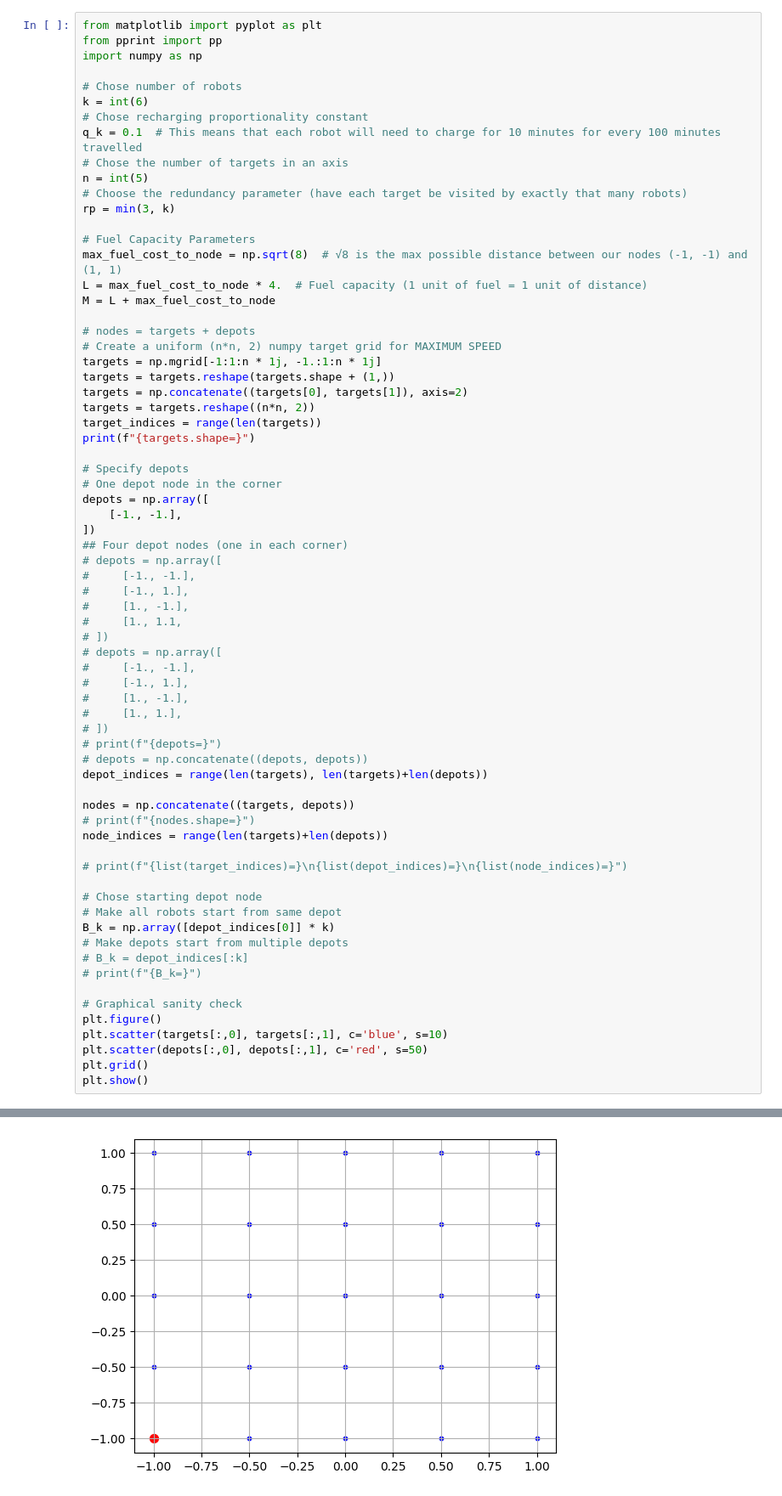
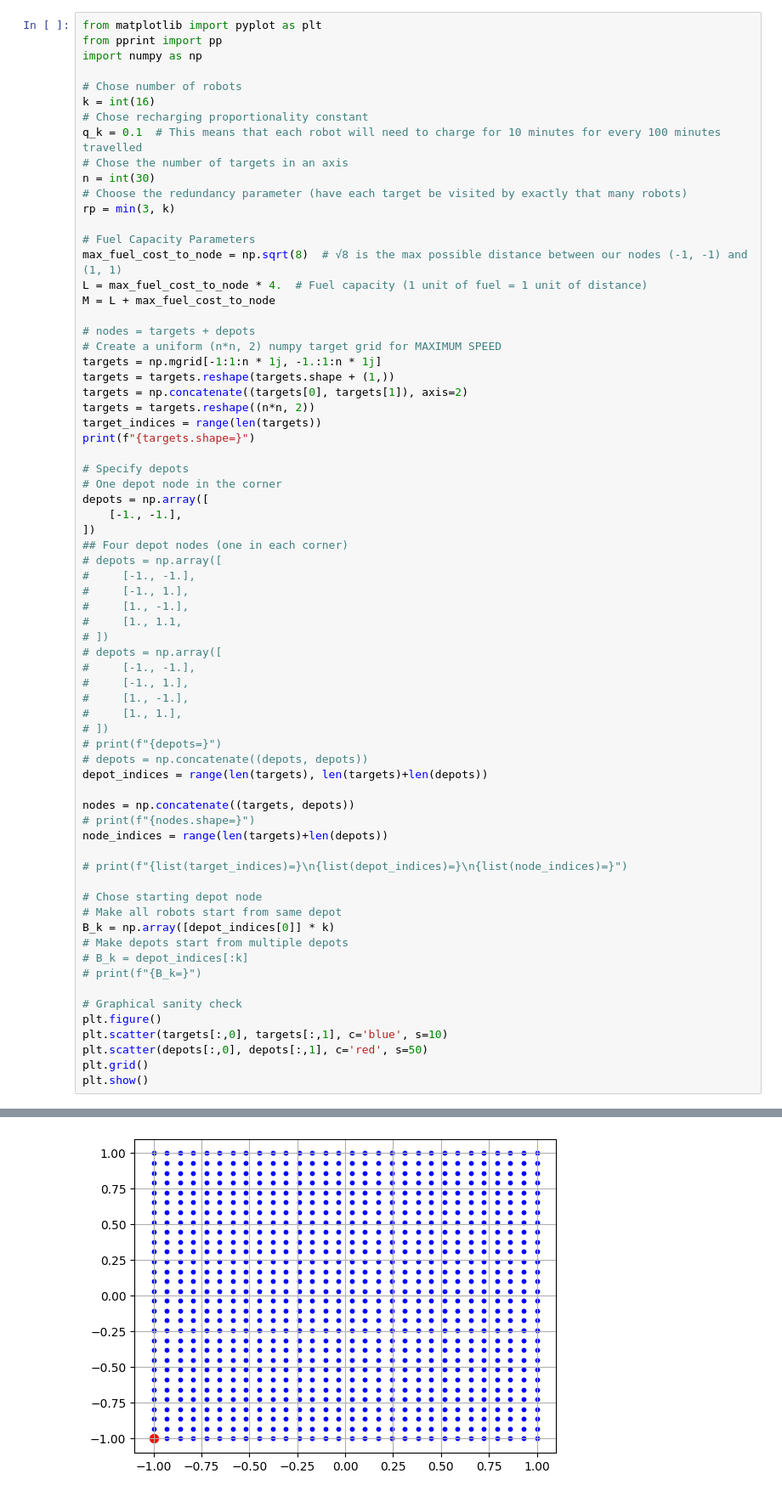
Before and after one commit to nestlab-bae-mqp-2024/mrpcp-solvers, a Jupyter notebook: jupyter/heuristic_attempts/yasars_heuristic_attempt.ipynb, the cells around one changed output, grey strips where cells are left out. Shown at 85% size. Saved outputs shown, nothing was run; the diff lists cells and outputs as text.

```diff
--- a/jupyter/heuristic_attempts/yasars_heuristic_attempt.ipynb
+++ b/jupyter/heuristic_attempts/yasars_heuristic_attempt.ipynb
@@ -4,11 +4,11 @@ from pprint import pp
 import numpy as np
 
 # Chose number of robots
-k = int(6)
+k = int(16)
 # Chose recharging proportionality constant
 q_k = 0.1  # This means that each robot will need to charge for 10 minutes for every 100 minutes travelled
 # Chose the number of targets in an axis
-n = int(5)
+n = int(30)
 # Choose the redundancy parameter (have each target be visited by exactly that many robots)
 rp = min(3, k)
 
@@ -72,4 +72,4 @@ targets.shape=(25, 2)
-[figure, old version]
+[figure, new version]
 # %%
 import itertools
 
```
Also changed, not shown: parts of 7 cells of this notebook.
